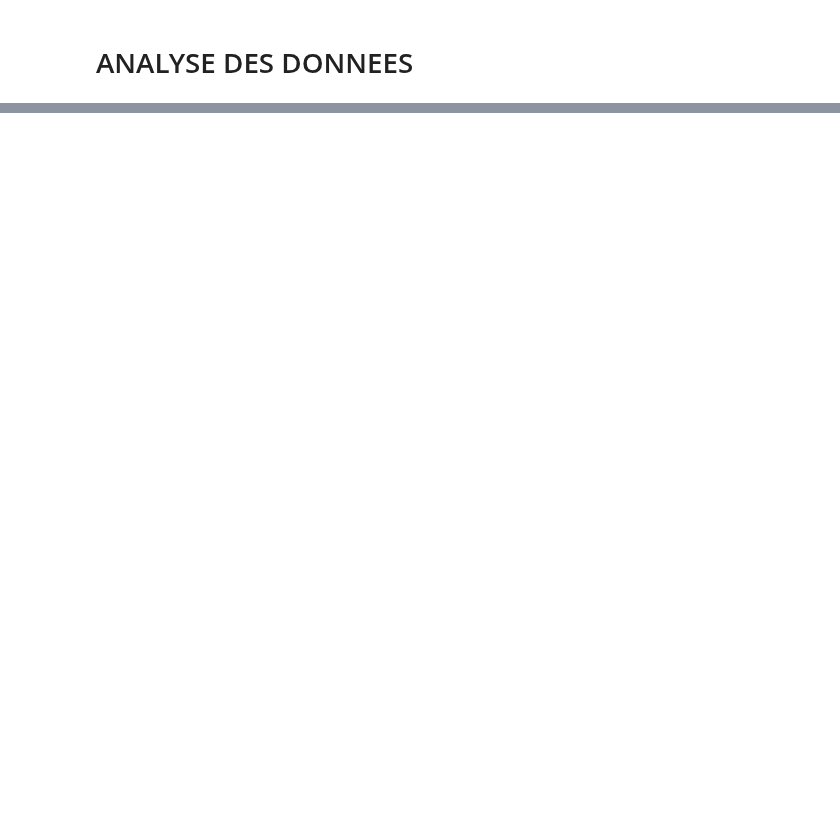
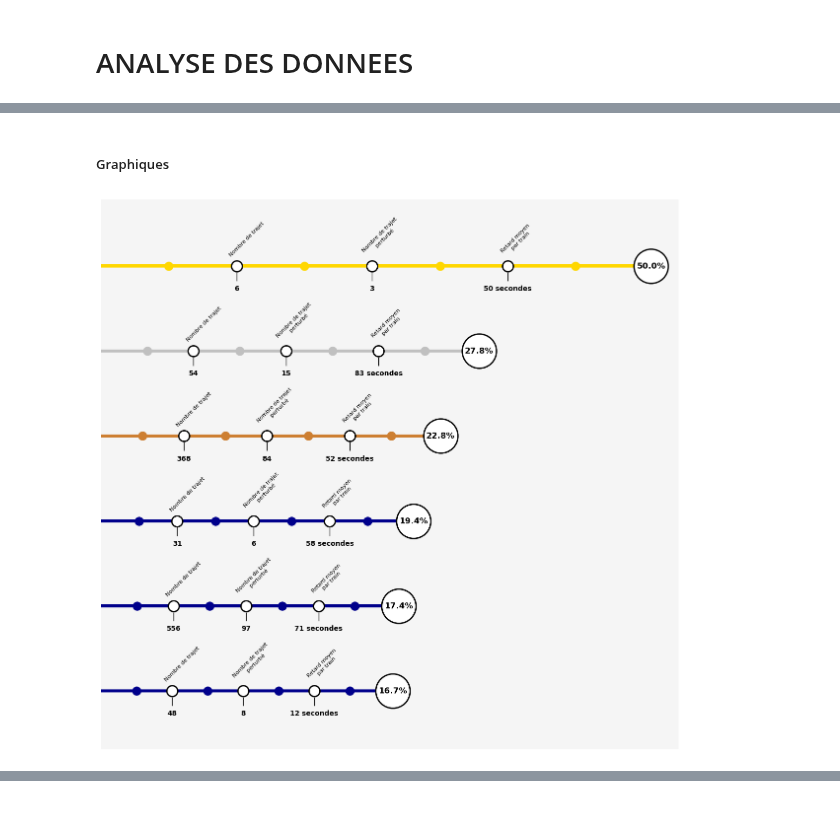
Before and after one commit to KylianSts/Perturbations_transport_public, a Jupyter notebook: TGV_TER_database_analysis.ipynb, the cells around one changed output, grey strips where cells are left out. Cells and saved outputs as stored; diff of their text form; code cells hidden in the pictures; blank space fills up the shorter version.

```diff
--- a/TGV_TER_database_analysis.ipynb
+++ b/TGV_TER_database_analysis.ipynb
@@ -240,11 +222,12 @@ Name: vehicle_id, dtype: int64
 # %%
-disrupted_vehicle_by_network = df_vehicle_merge[df_vehicle_merge['id_disruption'].notna()].groupby('network_name')['vehicle_id'].count()
+# Calcul du nombre de trajets perturbé par réseau
+disrupted_vehicle_by_network = df_merge[df_merge['id_disruption'].notna()].groupby('network_name')['vehicle_id'].count()
 
+# Gestion du cas (pas si rare que ca) où aucun trajet du réseau n'a été perturbé
 for name in vehicle_by_network.index:
     if not(name in disrupted_vehicle_by_network.index):
         disrupted_vehicle_by_network[name] = 0
 
-disrupted_vehicle_by_network = disrupted_vehicle_by_network.sort_index()
 disrupted_vehicle_by_network
 # %% [output]
 network_name
@@ -392 +306,63 @@ plt.show()
+# %% [markdown]
+##### Graphiques
+# %%
+# Filtrage des éléments désirés directement avec Pandas
+per_disrupted_vehicle_by_network_part1 = per_disrupted_vehicle_by_network.iloc[6:]
+
+# Création d'une nouvelle Series avec les transformations souhaitées
+transformation = (per_disrupted_vehicle_by_network_part1 + 20) * 0.1
+
+# Configuration initiale de la figure
+fig, ax = plt.subplots(figsize=(12, 12))
+colors = ['darkblue', 'darkblue', 'darkblue', "#CD7F32", "#C0C0C0", "#FFD700"]
+
+# Création du diagramme à barres horizontales
+bars = ax.barh(transformation.index, transformation, color=colors, height=0.04)
+
+# Calcul des positions pour les marqueurs
+x_positions = transformation + 0.1
+
+# Ajout de marqueurs blancs
+ax.scatter(x_positions, transformation.index, facecolors='white', edgecolors='black', linewidths=2, s=2500)
+
+# Définition des intervalles pour les éléments décoratifs
+intervals_white = [2/8, 4/8, 6/8]
+intervals_black = [1/8, 3/8, 5/8, 7/8]
+
+# Boucle pour ajouter du texte et des décorations supplémentaires sur les barres
+for j, (bar, new_x) in enumerate(zip(bars, x_positions)):
+    y = bar.get_y() + bar.get_height() / 2
+
+    # Ajout de texte pour le pourcentage
+    ax.text(new_x, y, f'{bar.get_width()/0.1 - 20:.1f}%', ha='center', va='center', fontsize=12, fontweight='bold')
+
+    # Ajout de cercles et de lignes avec du texte
+    for i, interval in enumerate(intervals_white):
+        circle_x = bar.get_width() * interval
+        # Ajouter cercle blanc et ligne
+        ax.scatter(circle_x, y, facecolors='white', edgecolors='black', linewidths=2, s=250)
+        ax.vlines(circle_x, y - 0.075, y - 0.175, colors='black', linewidth=1)
+        # Ajouter texte spécifique sous la ligne
+        current_info_value = info[i][transformation.index[j]]
+        ax.text(circle_x, y - 0.225, f'{current_info_value}', ha='center', va='top', fontsize=10, fontweight='bold')
+        # Ajouter texte spécifique au-dessus du cercle
+        ax.text(circle_x + 0.13, y + 0.1, info_name[i], ha='center', va='bottom', fontsize=8, rotation=45)
+
+    # Ajout de cercles colorés pour les intervalles neutre
+    for interval in intervals_black:
+        circle_x = bar.get_width() * interval
+        ax.scatter(circle_x, y, facecolors=colors[j], s=150)
+
+# Configuration finale du graphique
+ax.set_title('', fontsize=22)
+ax.axes.get_xaxis().set_visible(False)
+ax.axes.get_yaxis().set_visible(False)
+ax.set_facecolor('whitesmoke')
+sns.despine(left=True, bottom=True, ax=ax, offset=10, trim=True)
+plt.tight_layout()
+ax.set_ylim(bottom=ax.get_ylim()[0] -0.25, top=ax.get_ylim()[1] +0.5)
+plt.savefig("Perturbation_ligne_part1.png", dpi = 300)
+plt.show()
+# %% [output]
+[figure, added]
 # %%
```
Also changed, not shown: parts of 78 cells of this notebook.
